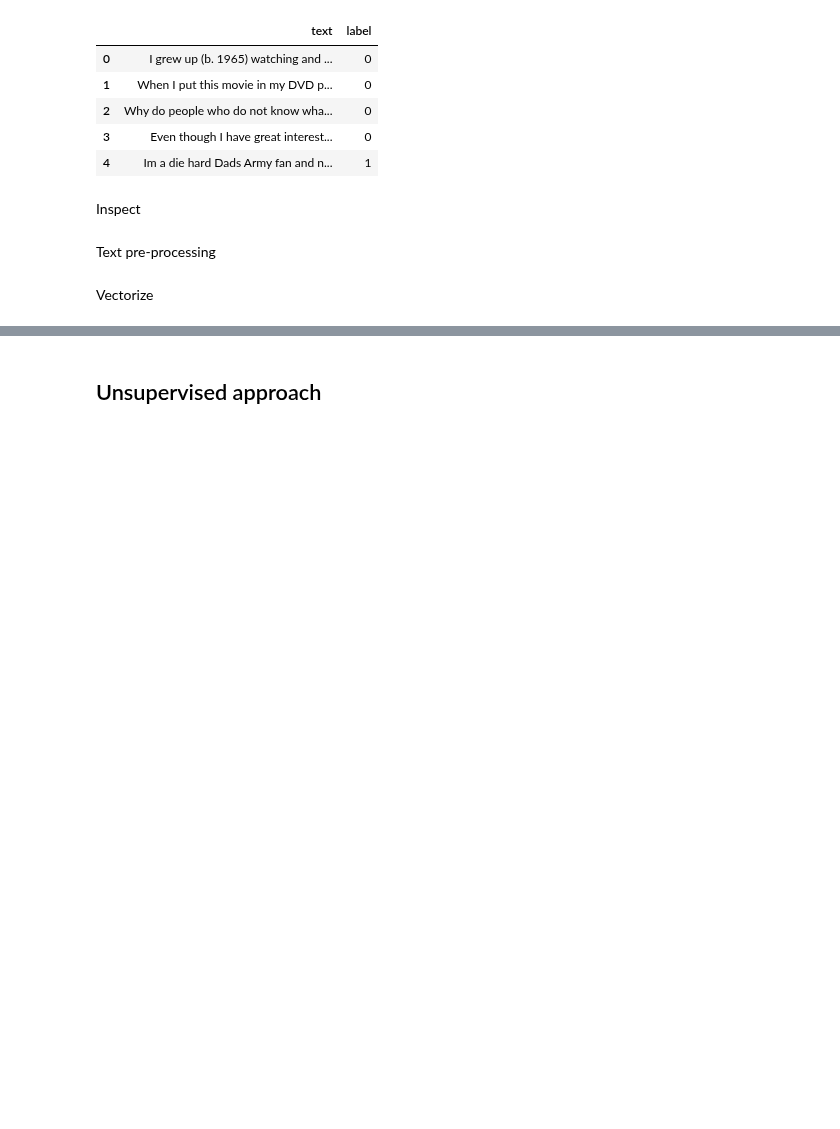
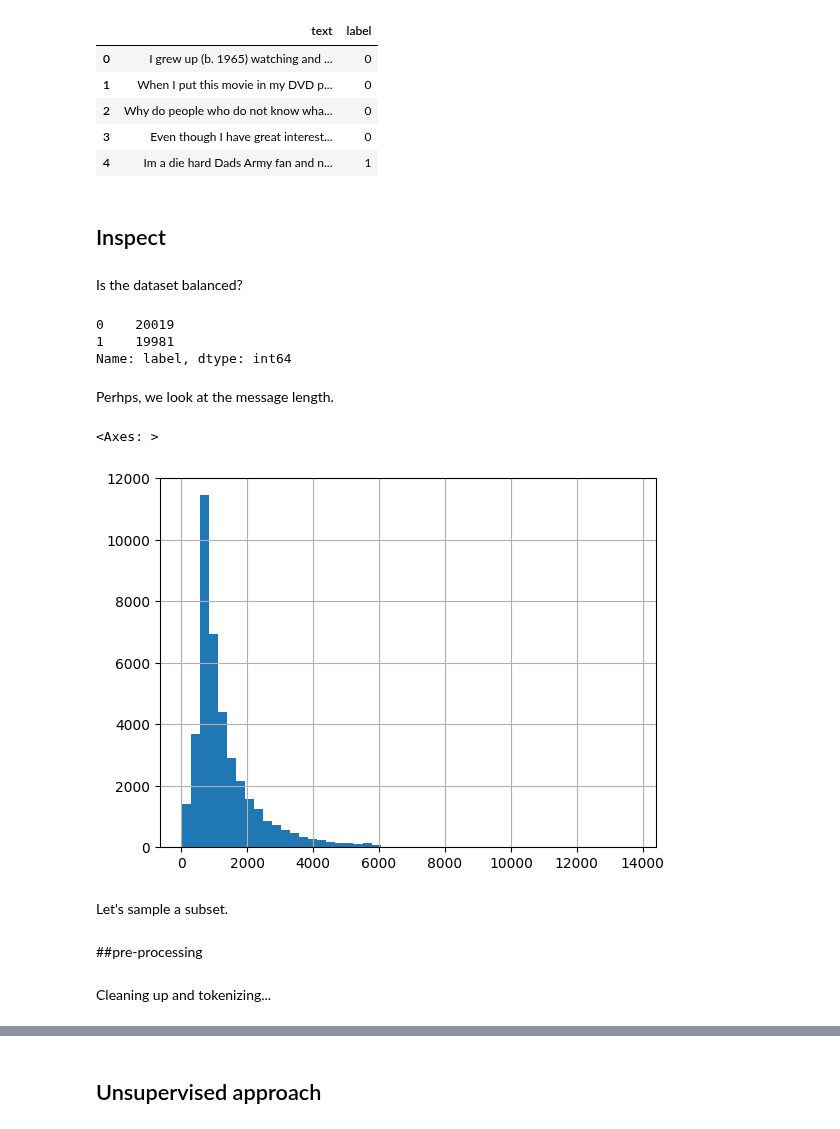
Before and after one commit to elhamod/BA820, a Jupyter notebook: Hands-on/04-text-mining/Sentiment_analysis_Draft.ipynb, the cells around one changed output, grey strips where cells are left out. Saved outputs shown, nothing was run; the diff lists cells and outputs as text; code cells hidden in the pictures; blank space fills up the shorter version.

```diff
--- a/Hands-on/04-text-mining/Sentiment_analysis_Draft.ipynb
+++ b/Hands-on/04-text-mining/Sentiment_analysis_Draft.ipynb
@@ -17,5 +17,22 @@ df.head()
 | 2 | Why do people who do not know wha... | 0 |
 | 3 | Even though I have great interest... | 0 |
 | 4 | Im a die hard Dads Army fan and n... | 1 |
-# %% [markdown]
-Inspect
+# %% [markdown]
+## Inspect
+# %% [markdown]
+Is the dataset balanced?
+# %%
+df["label"].value_counts()
+# %% [output]
+0    20019
+1    19981
+Name: label, dtype: int64
+# %% [markdown]
+Perhps, we look at the message length.
+# %%
+df["text"].apply(lambda x: len(x)).hist(bins=50)
+# %% [output]
+<Axes: >
+[figure, added]
+# %% [markdown]
+Let's sample a subset.
@@ -22,4 +41,4 @@ Inspect
 # %% [markdown]
-Text pre-processing
+##pre-processing
-# %% [markdown]
-Vectorize
+# %% [markdown]
+Cleaning up and tokenizing...
```
Also changed, not shown: parts of 13 cells of this notebook.
